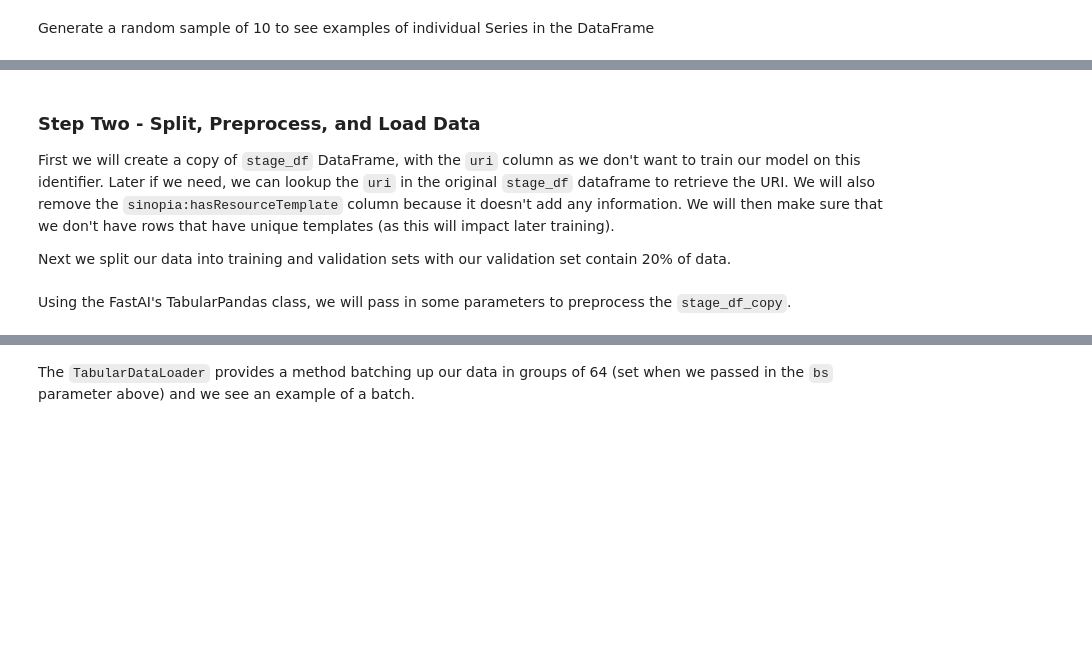
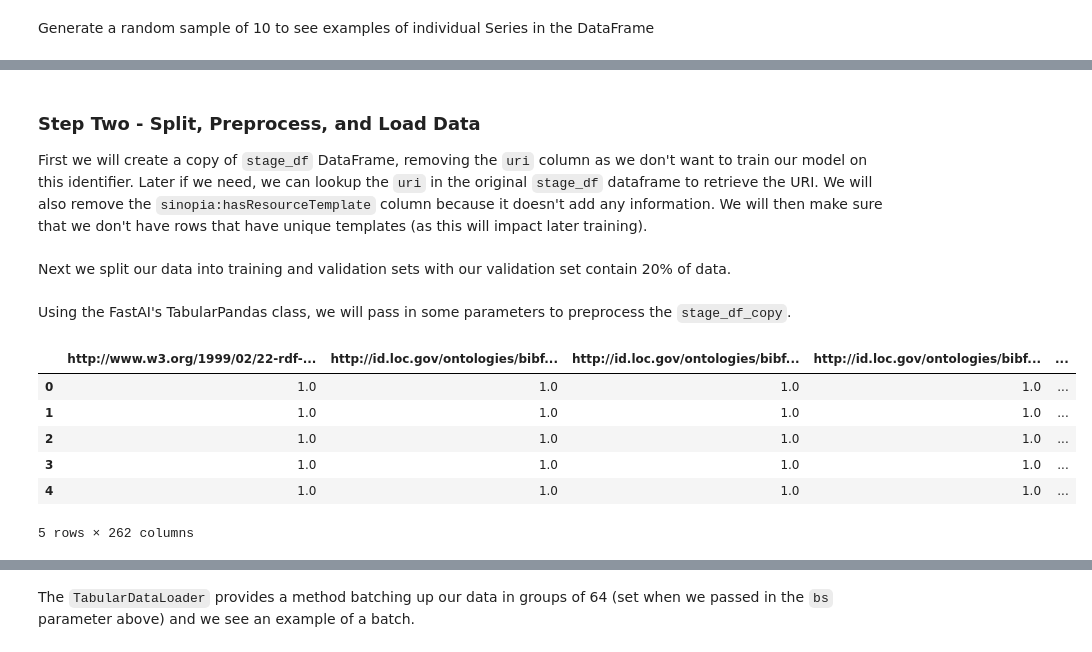
Before and after one commit to LD4P/rdf-ai-workshop, a Jupyter notebook: 05_FastAIwithPyTorch.ipynb, the cells around one changed output, grey strips where cells are left out. Drawn from its saved outputs; the diff is of its cells as text; code cells hidden in the pictures; blank space fills up the shorter version.

```diff
--- a/05_FastAIwithPyTorch.ipynb
+++ b/05_FastAIwithPyTorch.ipynb
@@ -62,8 +85,6 @@ stage_df.sample(10)
 # %% [markdown]
 ### Step Two - Split, Preprocess, and Load Data
-First we will create a copy of `stage_df` DataFrame, with the `uri` column as we don't want to train our model on this identifier. Later if we need, we can lookup the `uri` in the original `stage_df` dataframe to retrieve the URI. We will also remove the `sinopia:hasResourceTemplate` column because it doesn't add any information. We will then make sure that we don't have rows that have unique templates (as this will impact later training).
-
-Next we split our data into training and validation sets with our validation set contain 20% of data.
+First we will create a copy of `stage_df` DataFrame, removing the `uri` column as we don't want to train our model on this identifier. Later if we need, we can lookup the `uri` in the original `stage_df` dataframe to retrieve the URI. We will also remove the `sinopia:hasResourceTemplate` column because it doesn't add any information. We will then make sure that we don't have rows that have unique templates (as this will impact later training).
 # %%
 stage_df_copy = stage_df.drop(
     columns=["uri", "http://sinopia.io/vocabulary/hasResourceTemplate"]
@@ -74,0 +95,2 @@ splits = helpers.create_splits(stage_df_clean)
+# %% [markdown]
+Next we split our data into training and validation sets with our validation set contain 20% of data.
@@ -75,2 +99,12 @@ splits = helpers.create_splits(stage_df_clean)
 # %% [markdown]
 Using the FastAI's TabularPandas class, we will pass in some parameters to preprocess the `stage_df_copy`.
+# %%
+stage_df_clean.head()
+# %% [output]
+|  | http://www.w3.org/1999/02/22-rdf-... | http://id.loc.gov/ontologies/bibf... | http://id.loc.gov/ontologies/bibf... | http://id.loc.gov/ontologies/bibf... | ... |
+| 0 | 1.0 | 1.0 | 1.0 | 1.0 | ... |
+| 1 | 1.0 | 1.0 | 1.0 | 1.0 | ... |
+| 2 | 1.0 | 1.0 | 1.0 | 1.0 | ... |
+| 3 | 1.0 | 1.0 | 1.0 | 1.0 | ... |
+| 4 | 1.0 | 1.0 | 1.0 | 1.0 | ... |
+5 rows × 262 columns
```
Also changed, not shown: parts of 34 cells of this notebook, 7 other files.
